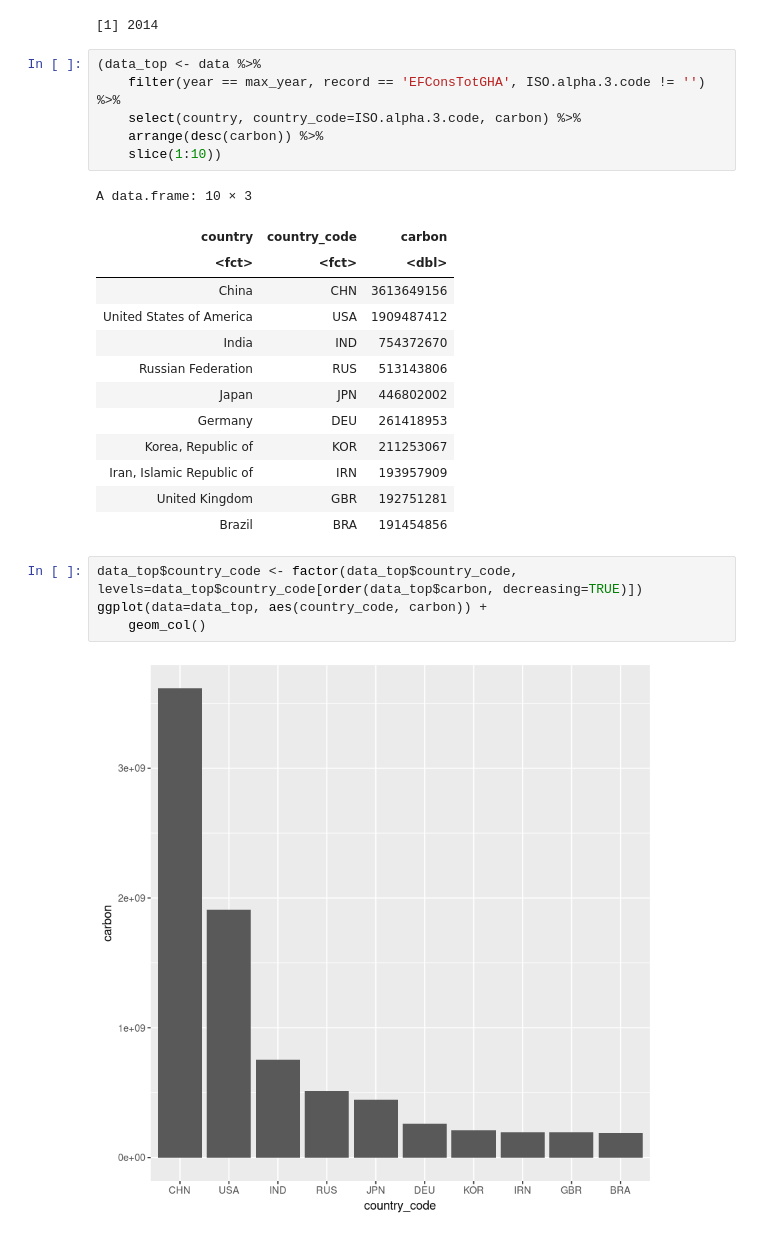
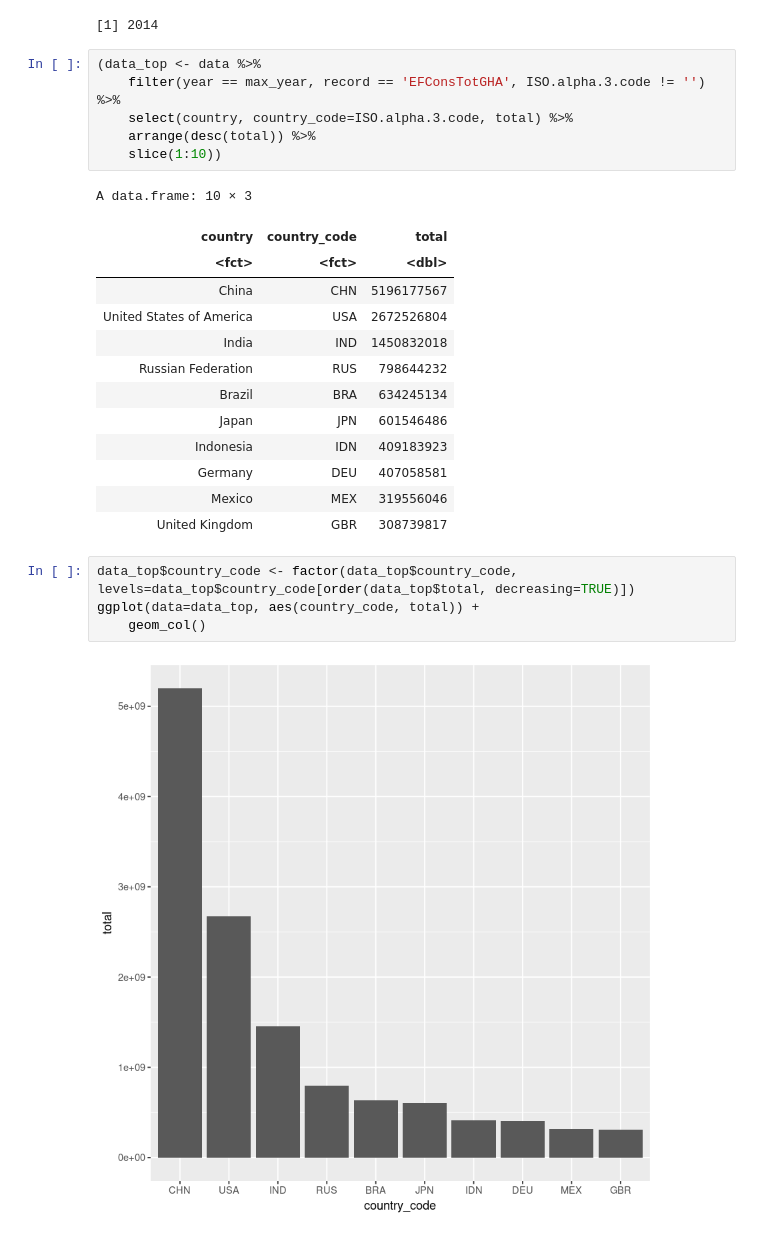
Before and after one commit to Helegris0/footprintr, a Jupyter notebook: ecological_footprint.ipynb, the cells around one changed output. Cells and saved outputs as stored; diff of their text form.

```diff
--- a/ecological_footprint.ipynb
+++ b/ecological_footprint.ipynb
@@ -13,28 +14,28 @@ data <- read.csv('NFA_2018.csv')
 # %%
 (data_top <- data %>%
     filter(year == max_year, record == 'EFConsTotGHA', ISO.alpha.3.code != '') %>%
-    select(country, country_code=ISO.alpha.3.code, carbon) %>%
-    arrange(desc(carbon)) %>%
+    select(country, country_code=ISO.alpha.3.code, total) %>%
+    arrange(desc(total)) %>%
     slice(1:10))
 # %% [output]
 A data.frame: 10 × 3
-| country | country_code | carbon |
+| country | country_code | total |
 | <fct> | <fct> | <dbl> |
-| China | CHN | 3613649156 |
-| United States of America | USA | 1909487412 |
-| India | IND | 754372670 |
-| Russian Federation | RUS | 513143806 |
-| Japan | JPN | 446802002 |
-| Germany | DEU | 261418953 |
-| Korea, Republic of | KOR | 211253067 |
-| Iran, Islamic Republic of | IRN | 193957909 |
-| United Kingdom | GBR | 192751281 |
-| Brazil | BRA | 191454856 |
+| China | CHN | 5196177567 |
+| United States of America | USA | 2672526804 |
+| India | IND | 1450832018 |
+| Russian Federation | RUS | 798644232 |
+| Brazil | BRA | 634245134 |
+| Japan | JPN | 601546486 |
+| Indonesia | IDN | 409183923 |
+| Germany | DEU | 407058581 |
+| Mexico | MEX | 319556046 |
+| United Kingdom | GBR | 308739817 |
 # %%
-data_top$country_code <- factor(data_top$country_code, levels=data_top$country_code[order(data_top$carbon, decreasing=TRUE)])
-ggplot(data=data_top, aes(country_code, carbon)) +
+data_top$country_code <- factor(data_top$country_code, levels=data_top$country_code[order(data_top$total, decreasing=TRUE)])
+ggplot(data=data_top, aes(country_code, total)) +
     geom_col()
 # %% [output]
-[figure, old version]
+[figure, new version]
 # %%
 data_percap <- data %>%
```
Also changed, not shown: parts of 15 cells of this notebook, 1 other file.
